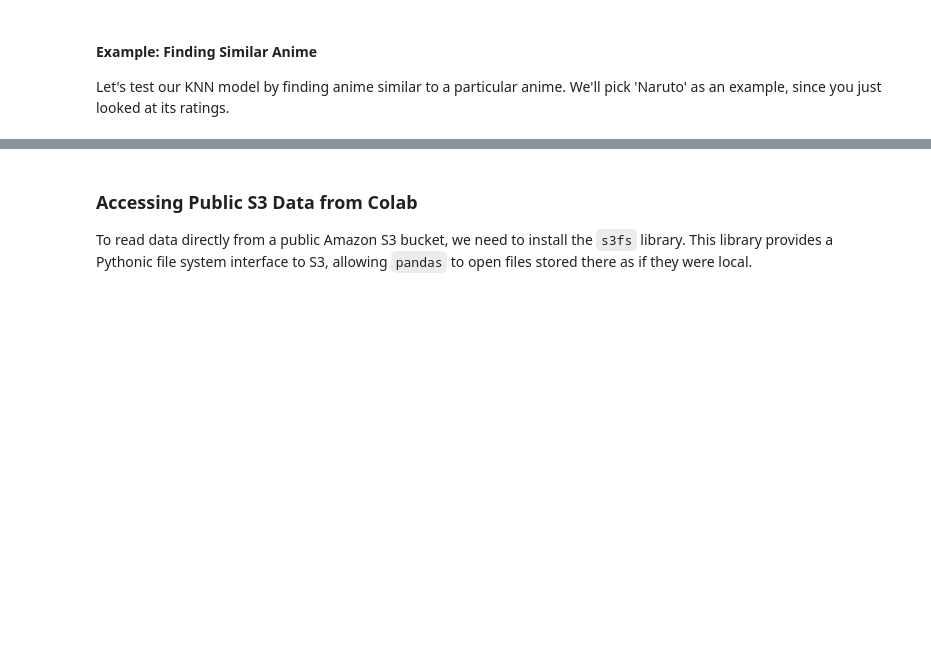
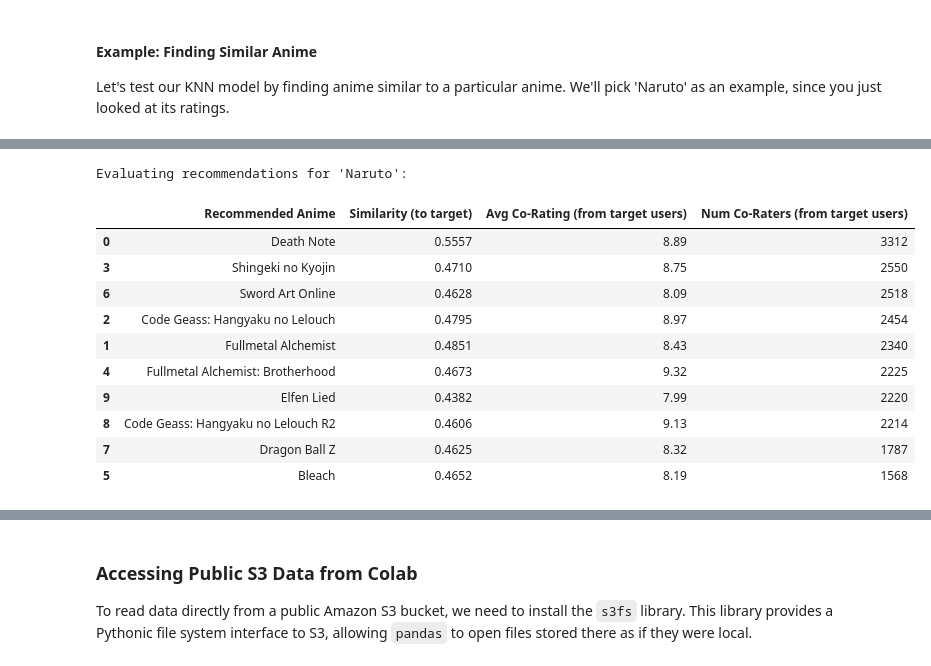
Before and after one commit to northwindapps/fastapi-awslambda, a Jupyter notebook: anime_recommendation.ipynb, the cells around one changed output, grey strips where cells are left out. Cells and saved outputs as stored; diff of their text form; code cells hidden in the pictures; blank space fills up the shorter version.

```diff
--- a/anime_recommendation.ipynb
+++ b/anime_recommendation.ipynb
@@ -230,0 +343,23 @@ Recommendations for 'Naruto':
+# %%
+# Evaluate the recommendations for 'Naruto' using the new function
+naruto_eval_df = evaluate_recommendations_by_co_rating(
+    'Naruto',
+    naruto_recommendations,
+    ratings # Use the pre-processed 'ratings' DataFrame
+)
+
+# Display the evaluation results
+display(naruto_eval_df)
+# %% [output]
+Evaluating recommendations for 'Naruto':
+|  | Recommended Anime | Similarity (to target) | Avg Co-Rating (from target users) | Num Co-Raters (from target users) |
+| 0 | Death Note | 0.5557 | 8.89 | 3312 |
+| 3 | Shingeki no Kyojin | 0.4710 | 8.75 | 2550 |
+| 6 | Sword Art Online | 0.4628 | 8.09 | 2518 |
+| 2 | Code Geass: Hangyaku no Lelouch | 0.4795 | 8.97 | 2454 |
+| 1 | Fullmetal Alchemist | 0.4851 | 8.43 | 2340 |
+| 4 | Fullmetal Alchemist: Brotherhood | 0.4673 | 9.32 | 2225 |
+| 9 | Elfen Lied | 0.4382 | 7.99 | 2220 |
+| 8 | Code Geass: Hangyaku no Lelouch R2 | 0.4606 | 9.13 | 2214 |
+| 7 | Dragon Ball Z | 0.4625 | 8.32 | 1787 |
+| 5 | Bleach | 0.4652 | 8.19 | 1568 |
```
Also changed, not shown: parts of 30 cells of this notebook, 17 other files.
